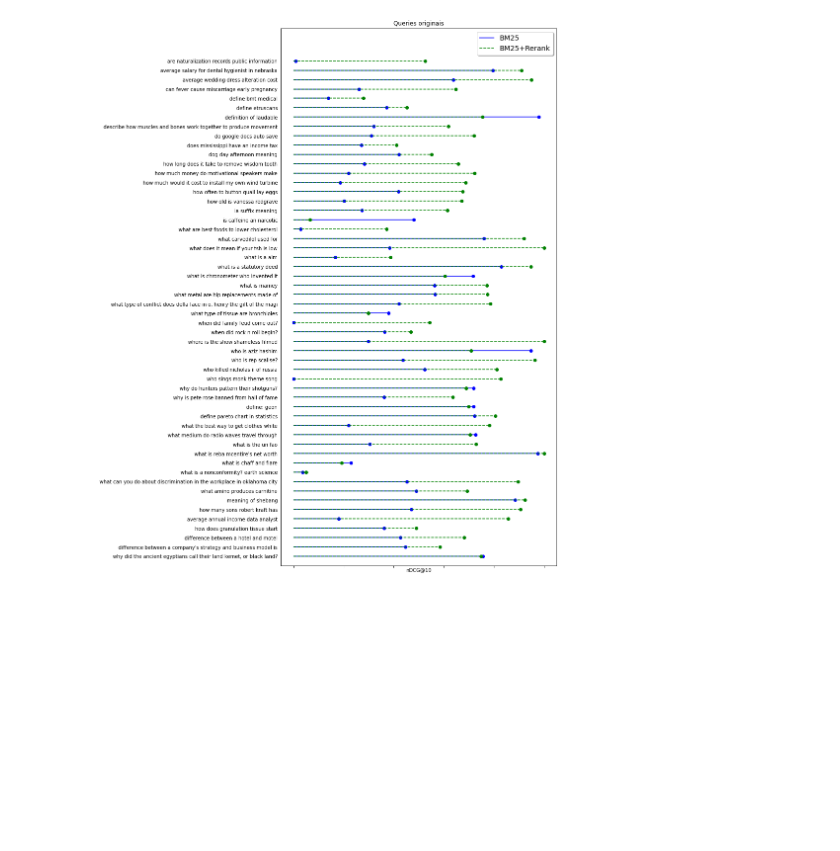
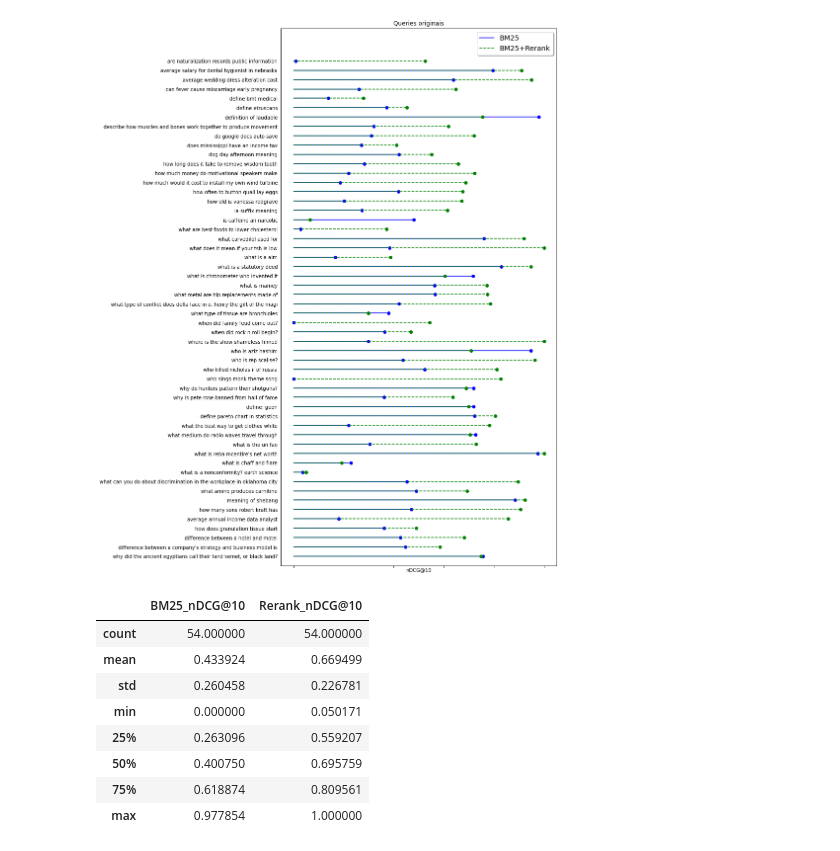
Before and after one commit to leonardo3108/robustez-query, a Jupyter notebook: code/Figure nDGC10 Originals.ipynb, the cells around one changed output. Saved outputs shown, nothing was run; the diff lists cells and outputs as text; code cells hidden in the pictures; blank space fills up the shorter version.

```diff
--- a/code/Figure nDGC10 Originals.ipynb
+++ b/code/Figure nDGC10 Originals.ipynb
@@ -78,3 +78,15 @@ ax.tick_params(left=False, bottom=True, labelbottom=False)
 fig.savefig('ndcg10_originals.png', transparent=False, dpi=80, bbox_inches='tight')
 # %% [output]
 [figure]
+# %%
+df_nDCG[['BM25_nDCG@10', 'Rerank_nDCG@10']].describe()
+# %% [output]
+|  | BM25_nDCG@10 | Rerank_nDCG@10 |
+| count | 54.000000 | 54.000000 |
+| mean | 0.433924 | 0.669499 |
+| std | 0.260458 | 0.226781 |
+| min | 0.000000 | 0.050171 |
+| 25% | 0.263096 | 0.559207 |
+| 50% | 0.400750 | 0.695759 |
+| 75% | 0.618874 | 0.809561 |
+| max | 0.977854 | 1.000000 |
```
